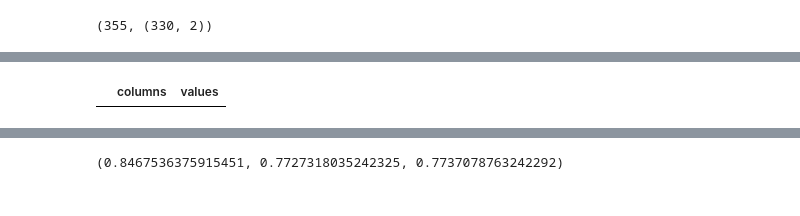
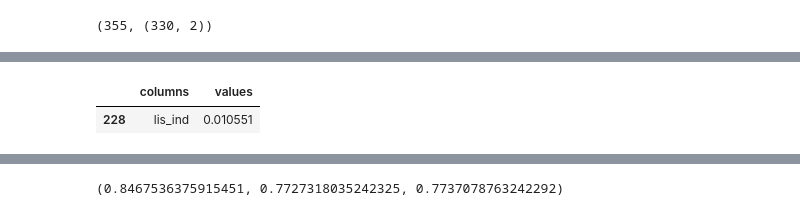
Before and after one commit to KavyaNair01/Machine_Learning, a Jupyter notebook: humana_model_test.ipynb, the cells around one changed output, grey strips where cells are left out. Drawn from its saved outputs; the diff is of its cells as text; code cells hidden in the pictures.

```diff
--- a/humana_model_test.ipynb
+++ b/humana_model_test.ipynb
@@ -569,8 +571,9 @@ xgbc_test_score_new=xgbc_new.predict_proba(X_test[feature_cols])[:,1][:]
 # %%
 
-pd.DataFrame({'columns':feature_cols,'values':xgbc_new.feature_importances_}).sort_values(by='values', ascending=False)
+pd.DataFrame({'columns':feature_cols,'values':xgbc_new.feature_importances_}).sort_values(by='values', ascending=False).loc[lambda x: x['columns']=='lis_ind']
 # %% [output]
 |  | columns | values |
+| 228 | lis_ind | 0.010551 |
 # %%
 from sklearn.metrics import *
 # %%
```
Also changed, not shown: parts of 9 cells of this notebook.
